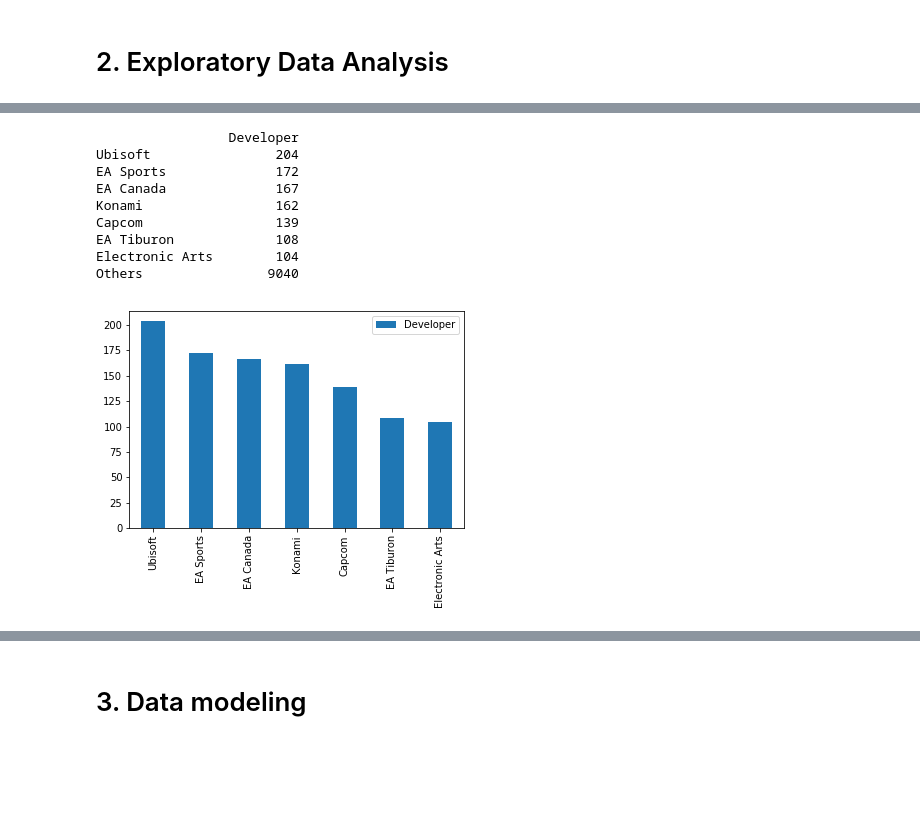
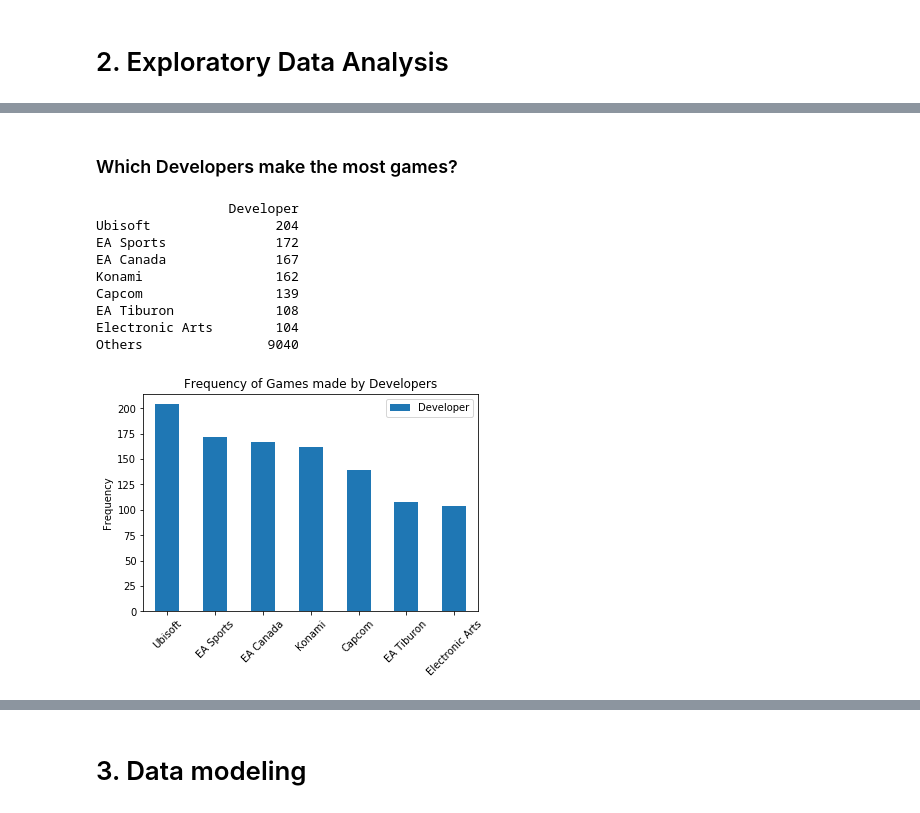
Before and after one commit to lluc507/Stats131Project, a Jupyter notebook: Final Project.ipynb, the cells around one changed output, grey strips where cells are left out. Drawn from its saved outputs; the diff is of its cells as text; code cells hidden in the pictures; blank space fills up the shorter version.

```diff
--- a/Final Project.ipynb
+++ b/Final Project.ipynb
@@ -44,0 +46,3 @@ games[games.Year_of_Release == 2020]
+# %%
+games.loc[5936,"Year_of_Release"] = 2009
+games.loc[5936,:]
@@ -62,34 +84,39 @@ Developer          10096 non-null object
 Rating             9950 non-null object
 dtypes: float64(9), object(7)
 memory usage: 1.6+ MB
+# %% [markdown]
+### Which Developers make the most games?
 # %%
-#eda: which developers make the most games
 """This will get the top N most frequent results from the column specified. If True, the Others parameter will also add a Others category
 to merge up all the smaller values together."""
 
 def get_top_n_frequency(df, n, col_name, others = True):
     df_count = df[col_name].value_counts()
     topN = pd.DataFrame(df_count[:n])
     if not others:
         return topN
     others = pd.Series({"Others" : df_count[n:].sum()}, name = col_name)
     others_df = pd.DataFrame(others)
     return topN.append(others_df)
 
 
 top_devs_with_others = get_top_n_frequency(games, 7, "Developer", others=True)
 print(top_devs_with_others)
 top_devs_without_others = get_top_n_frequency(games, 7, "Developer", others=False)
+
 top_devs_without_others.plot(kind = "bar")
+plt.xticks(rotation = 45)
+plt.ylabel("Frequency")
+plt.title("Frequency of Games made by Developers")
 plt.show()
 # %% [output]
                  Developer
 Ubisoft                204
 EA Sports              172
 EA Canada              167
 Konami                 162
 Capcom                 139
 EA Tiburon             108
 Electronic Arts        104
 Others                9040
-[figure, old version]
+[figure, new version]
```
Also changed, not shown: parts of 12 cells of this notebook.
